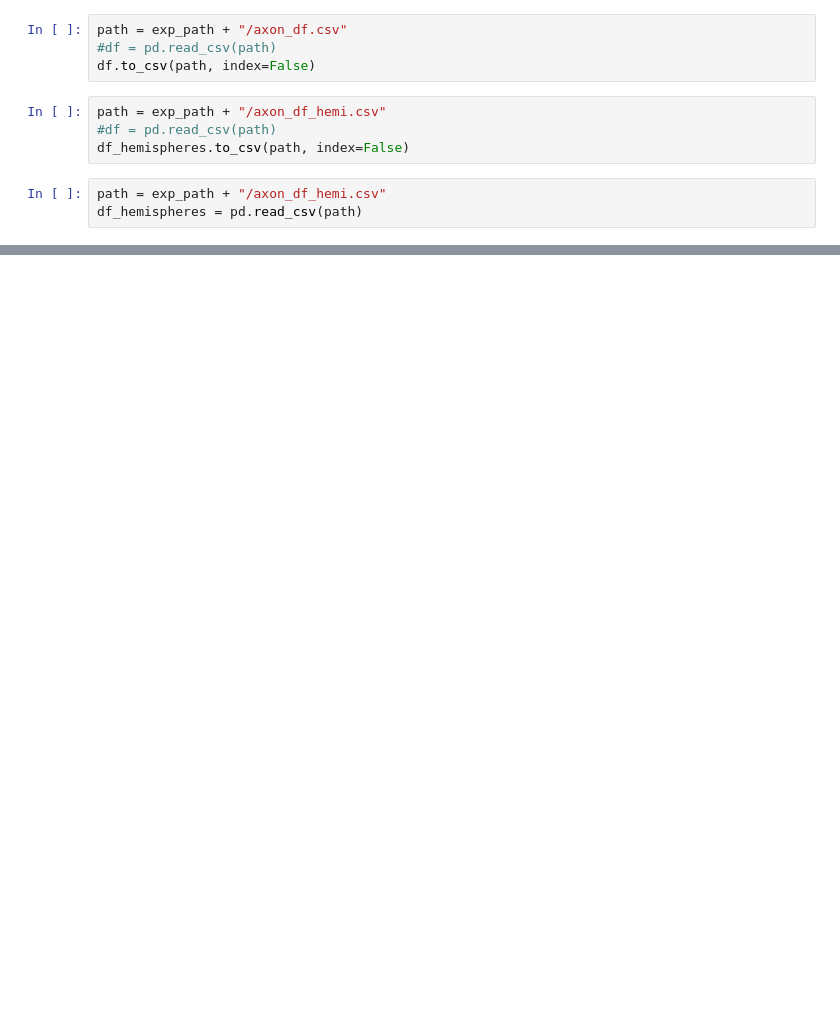
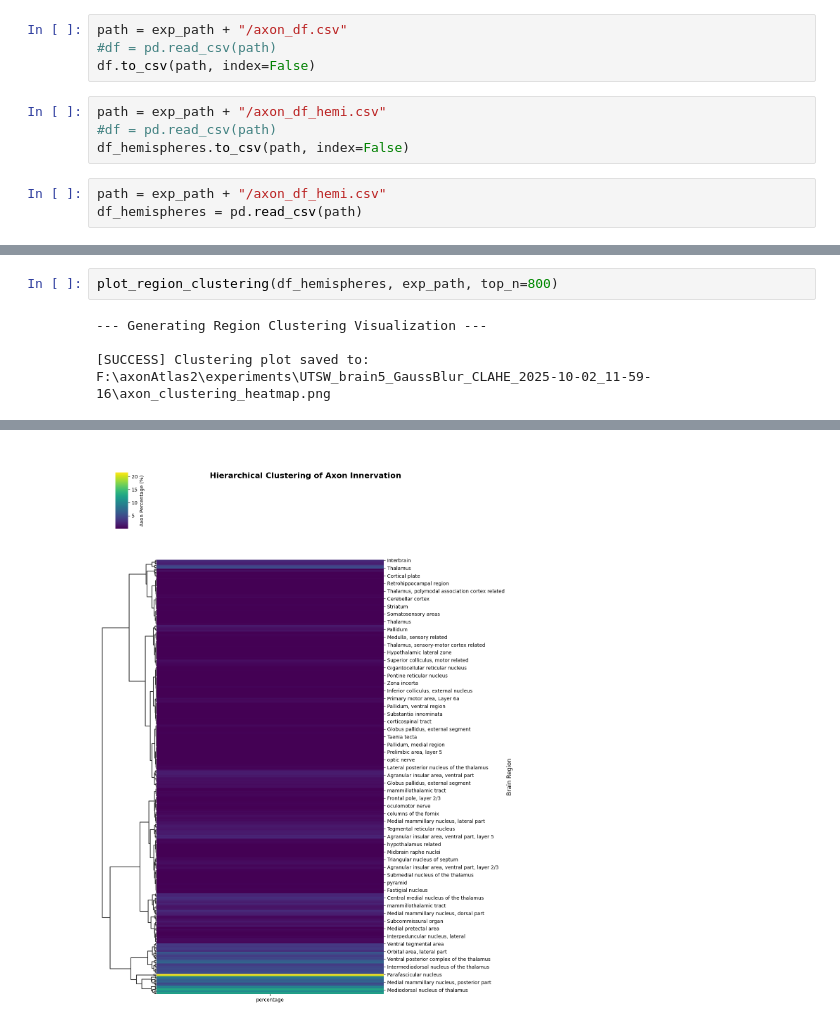
Before and after one commit to c3rry/axonAtlas2, a Jupyter notebook: axonAtlas2_quantification.ipynb, the cells around one changed output, grey strips where cells are left out. Drawn from its saved outputs; the diff is of its cells as text; blank space fills up the shorter version.

```diff
--- a/axonAtlas2_quantification.ipynb
+++ b/axonAtlas2_quantification.ipynb
@@ -132,0 +143,6 @@ Passing `palette` without assigning `hue` is deprecated and will be removed in v
+# %%
+plot_region_clustering(df_hemispheres, exp_path, top_n=800)
+# %% [output]
+--- Generating Region Clustering Visualization ---
+
+[SUCCESS] Clustering plot saved to: F:\axonAtlas2\experiments\UTSW_brain5_GaussBlur_CLAHE_2025-10-02_11-59-16\axon_clustering_heatmap.png
@@ -132,0 +150 @@ Passing `palette` without assigning `hue` is deprecated and will be removed in v
+[figure, added]
```
Also changed, not shown: parts of 13 cells of this notebook, 1 other file.
